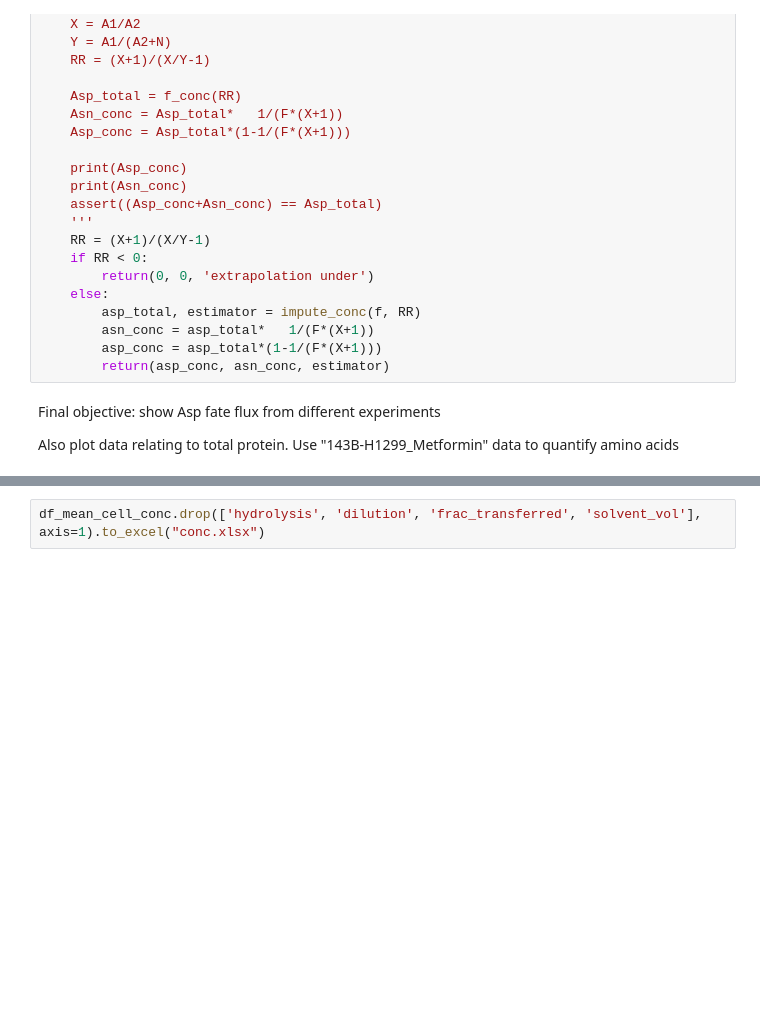
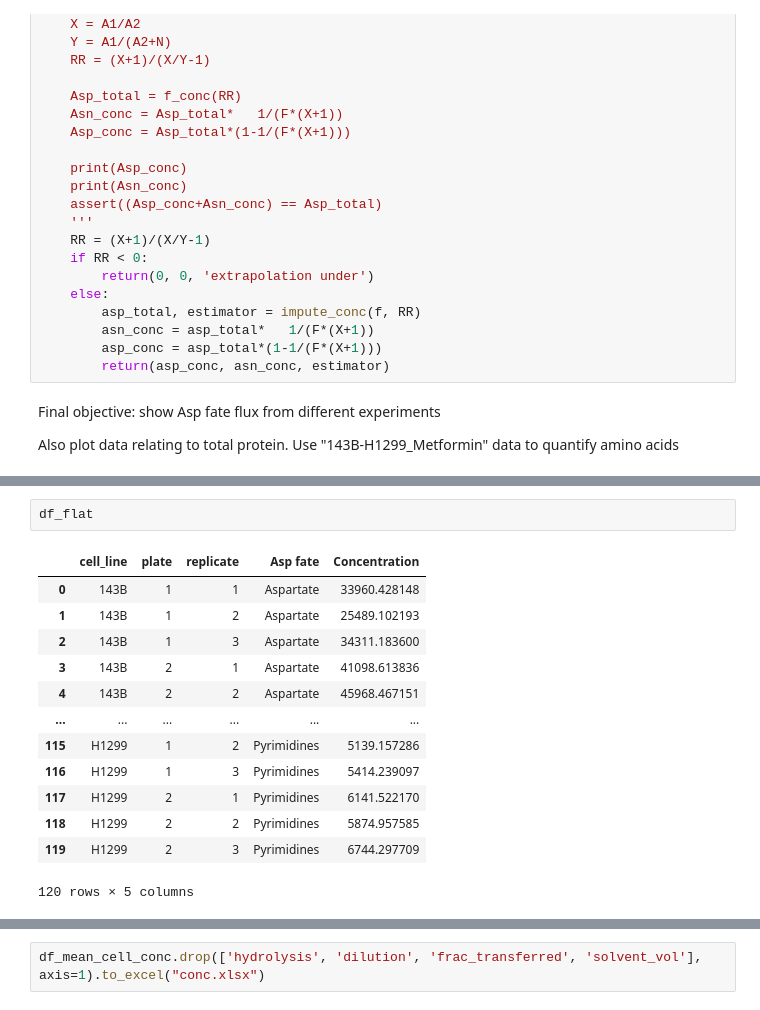
Before and after one commit to krdav/lab-work, a Jupyter notebook: H1299_143B_prot-nucl-quant/acid-hydrolysis/data_processing.ipynb, the cells around one changed output, grey strips where cells are left out. Cells and saved outputs as stored; diff of their text form; blank space fills up the shorter version.

```diff
--- a/H1299_143B_prot-nucl-quant/acid-hydrolysis/data_processing.ipynb
+++ b/H1299_143B_prot-nucl-quant/acid-hydrolysis/data_processing.ipynb
@@ -322,0 +355,16 @@ dtype: float64
+# %%
+df_flat
+# %% [output]
+|  | cell_line | plate | replicate | Asp fate | Concentration |
+| 0 | 143B | 1 | 1 | Aspartate | 33960.428148 |
+| 1 | 143B | 1 | 2 | Aspartate | 25489.102193 |
+| 2 | 143B | 1 | 3 | Aspartate | 34311.183600 |
+| 3 | 143B | 2 | 1 | Aspartate | 41098.613836 |
+| 4 | 143B | 2 | 2 | Aspartate | 45968.467151 |
+| ... | ... | ... | ... | ... | ... |
+| 115 | H1299 | 1 | 2 | Pyrimidines | 5139.157286 |
+| 116 | H1299 | 1 | 3 | Pyrimidines | 5414.239097 |
+| 117 | H1299 | 2 | 1 | Pyrimidines | 6141.522170 |
+| 118 | H1299 | 2 | 2 | Pyrimidines | 5874.957585 |
+| 119 | H1299 | 2 | 3 | Pyrimidines | 6744.297709 |
+120 rows × 5 columns
```
Also changed, not shown: parts of 16 cells of this notebook, 4 other files.
